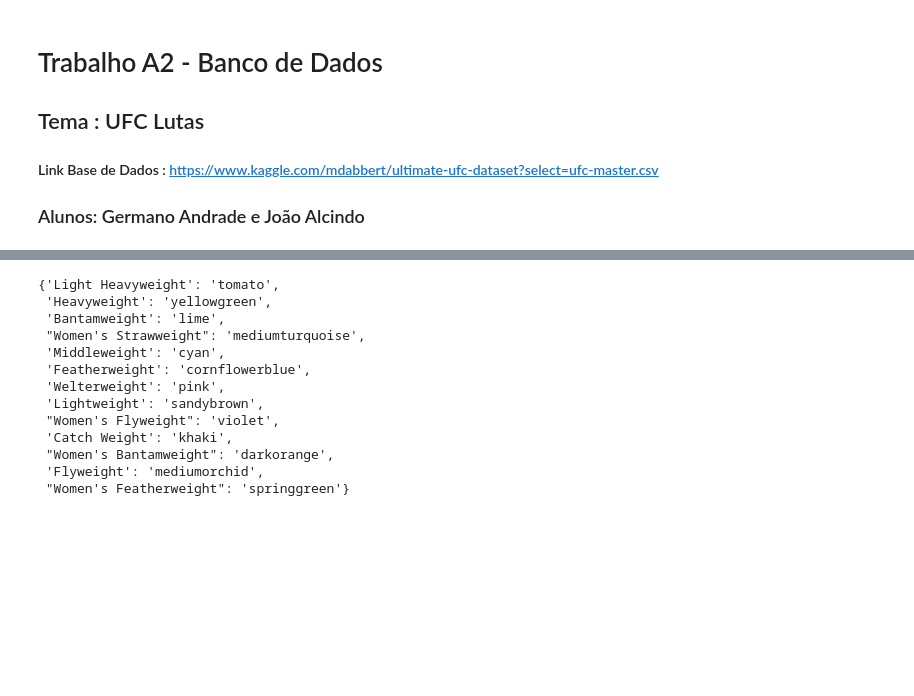
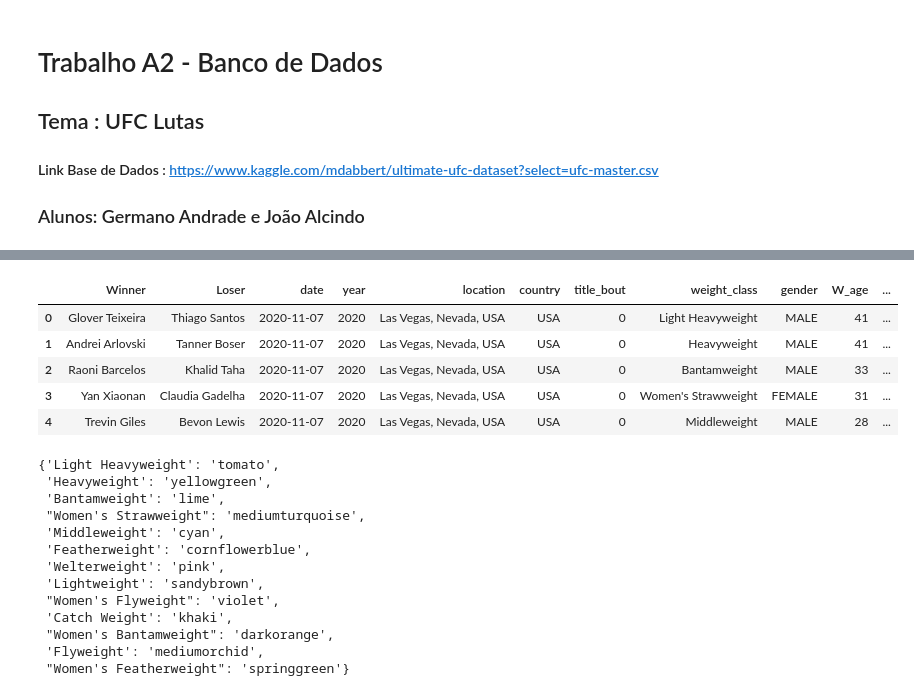
Before and after one commit to GermanoAndrade/BD-Final, a Jupyter notebook: trab_note_1.ipynb, the cells around one changed output, grey strips where cells are left out. Saved outputs shown, nothing was run; the diff lists cells and outputs as text; code cells hidden in the pictures; blank space fills up the shorter version.

```diff
--- a/trab_note_1.ipynb
+++ b/trab_note_1.ipynb
@@ -155,3 +83,12 @@ df.head(10)
+# %%
+df.head()
+# %% [output]
+|  | Winner | Loser | date | year | location | country | title_bout | weight_class | gender | W_age | ... |
+| 0 | Glover Teixeira | Thiago Santos | 2020-11-07 | 2020 | Las Vegas, Nevada, USA | USA | 0 | Light Heavyweight | MALE | 41 | ... |
+| 1 | Andrei Arlovski | Tanner Boser | 2020-11-07 | 2020 | Las Vegas, Nevada, USA | USA | 0 | Heavyweight | MALE | 41 | ... |
+| 2 | Raoni Barcelos | Khalid Taha | 2020-11-07 | 2020 | Las Vegas, Nevada, USA | USA | 0 | Bantamweight | MALE | 33 | ... |
+| 3 | Yan Xiaonan | Claudia Gadelha | 2020-11-07 | 2020 | Las Vegas, Nevada, USA | USA | 0 | Women's Strawweight | FEMALE | 31 | ... |
+| 4 | Trevin Giles | Bevon Lewis | 2020-11-07 | 2020 | Las Vegas, Nevada, USA | USA | 0 | Middleweight | MALE | 28 | ... |
 # %%
 chosen = ['tomato',
           'yellowgreen',
```
Also changed, not shown: parts of 14 cells of this notebook.
